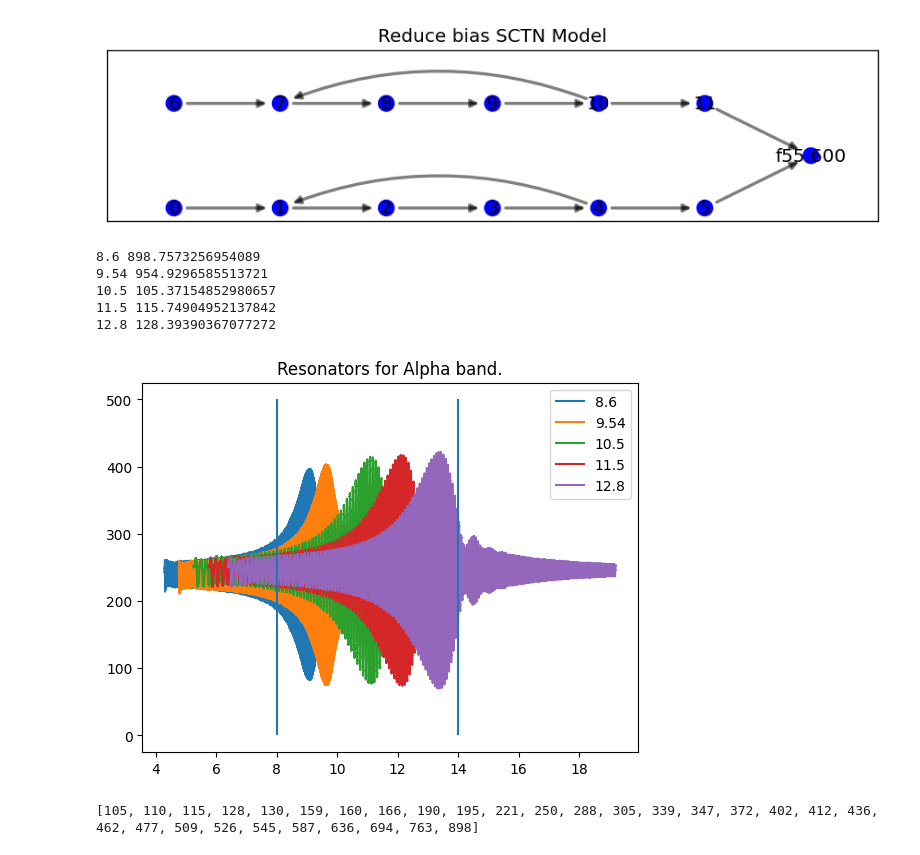
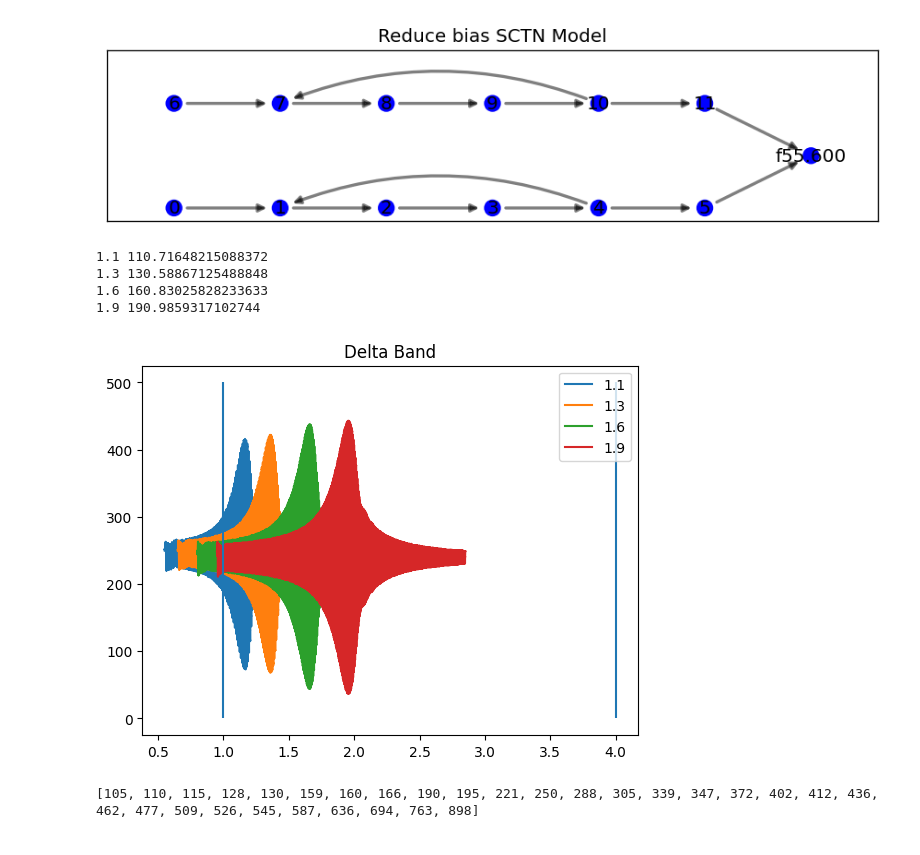
Before and after one commit to yakir4123/SNN-SCTN, a Jupyter notebook: notebooks/resonator_test_sine.ipynb, the cells around one changed output. Cells and saved outputs as stored; diff of their text form; code cells hidden in the pictures.

```diff
--- a/notebooks/resonator_test_sine.ipynb
+++ b/notebooks/resonator_test_sine.ipynb
@@ -144,21 +161,21 @@ FileNotFoundError: [Errno 2] No such file or directory: '../filters2/clk_1536000
 from snn.resonator import create_base_resonator, simple_resonator
 
 clk_freq = 1536000
-resonator_freq = 104
-# clk_freq = 76800
+resonator_freq = 212
 duration = 1.5
-# resonator_freq = '5.900'
-# my_resonator = create_excitatory_resonator(freq0=resonator_freq, clk_freq=clk_freq)
 
-# resonator0 = create_base_resonator(freq0=resonator_freq, clk_freq=clk_freq)
-resonator0 = simple_resonator(freq0=resonator_freq, clk_freq=clk_freq, lf=5, thetas=[-1, -5, -5, -5], weights=[11, 9, 10, 10, 10])
+resonator0 = simple_resonator(freq0=resonator_freq, clk_freq=clk_freq, lf=4,
+                              thetas=[-9.896, -21.483, -20.349, -20.591],
+                              weights=[34.091, 53.846, 42.951, 40.759, 41.223])
 resonator0.amplitude[0] = 10_000.0
 resonator0.log_out_spikes(0)
 
 # my_resonator = create_base_resonator(freq0=resonator_freq, clk_freq=clk_freq)
-my_resonator = simple_resonator(freq0=resonator_freq, clk_freq=clk_freq, lf=5, thetas=[-1, -5, -5, -5], weights=[11, 9, 10, 10, 10])
+my_resonator = simple_resonator(freq0=resonator_freq, clk_freq=clk_freq, lf=4,
+                              thetas=[-9.896, -21.483, -20.349, -20.591],
+                              weights=[53.846, 34.091, 42.951, 40.759, 41.223])
 
-signal_freq = 104
+signal_freq = 212
 
 neurons_log_spikes = range(5)
 for i in neurons_log_spikes:
@@ -269,7 +408,7 @@ def custom_resonator_output_spikes(
     spikes_neuron = resonator.neurons[-1]
 
     spikes_neuron.membrane_sample_max_window = np.zeros(1).astype('float32')
-    test_frequency(
+    test_resonator_on_chirp(
         resonator,
         start_freq=start_freq,
         step=step,
@@ -331,45 +470,44 @@ None
 # %%
 from snn.resonator import trained_resonator, freq_of_resonator
 import numpy as np
 
 bands = {
-    # 'delta': (1, 4),
-    # 'theta': (4, 8),
-    'Alpha': (8, 14),
+    'Delta': (1, 4),
+    # 'Theta': (4, 8),
+    # 'Alpha': (8, 14),
     # 'Beta': (14, 32),
     # 'Gamma': (32, 60),
 }
 resonators_freqs = np.concatenate([np.linspace(start, stop, 11)[1:-1] for start, stop in bands.values()])
 clk_resonators = {
     # 15360: resonators_freqs[resonators_freqs < 10].tolist(),
-    15360: [1.1, 1.3, 1.6, 1.9, 2.2, 2.5, 2.88, 3.05, 3.39, 3.7, 4.12, 4.62, 5.09, 5.45, 5.87, 6.36, 6.8, 7.6, 8.6, 9.54],
-    153600: [10.5, 11.5, 12.8, 15.8, 17.5, 19.4, 22.0, 24.8, 28.4, 30.5, 34.7, 37.2, 40.2, 43.2, 47.7, 52.6, 57.2]
+    15360: [1.1, 1.3, 1.6, 1.9, ]#2.2, 2.5, 2.88, 3.05, 3.39, 3.7, 4.12, 4.62, 5.09, 5.45, 5.87, 6.36, 6.8, 7.6, 8.6, 9.54],
+    # 153600: [10.5, 11.5, 12.8, 15.8, 17.5, 19.4, 22.0, 24.8, 28.4, 30.5, 34.7, 37.2, 40.2, 43.2, 47.7, 52.6, 57.2]
 }
 for band_name, (band0, band1) in bands.items():
     for clk_freq, freqs in clk_resonators.items():
         for freq0 in freqs:
             if not (band0 < freq0 < band1):
                 continue
             resonator = trained_resonator(
                 freq0=float(freq0),
                 filters_folder='filters4_xi0'
             )
             print(freq0, freq_of_resonator(1536000, resonator.neurons[1].leakage_factor, resonator.neurons[1].leakage_period))
             # resonator = create_excitatory_inhibitory_resonator(freq0=f'{freq0:.3f}', clk_freq=clk_freq)
-            custom_resonator_output_spikes(resonator, freq0, clk_freq, step=1 / 153600, plot=False, label=freq0)
+            custom_resonator_output_spikes(resonator, freq0, clk_freq, step=1 / 1536000, plot=False, label=freq0)
     plt.vlines(band0, 0, 500)
     plt.vlines(band1, 0, 500)
-    plt.title(f"Resonators for {band_name} band.")
+    plt.title(f"{band_name} Band")
     plt.legend()
     plt.show()
     break
 # %% [output]
-8.6 898.7573256954089
-9.54 954.9296585513721
-10.5 105.37154852980657
-11.5 115.74904952137842
-12.8 128.39390367077272
+1.1 110.71648215088372
+1.3 130.58867125488848
+1.6 160.83025828233633
+1.9 190.9859317102744
-[figure, old version]
+[figure, new version]
 # %%
 print(sorted(list({110, 130, 160, 190, 221, 250, 288, 305, 339, 372, 412, 462, 509, 545, 587, 636, 694, 763, 898, 105, 115, 128, 159, 166, 195, 221, 250, 288, 305, 347, 372, 402, 436, 477, 526, 587,})))
 # %% [output]
```
Also changed, not shown: parts of 14 cells of this notebook, 3 other files.
